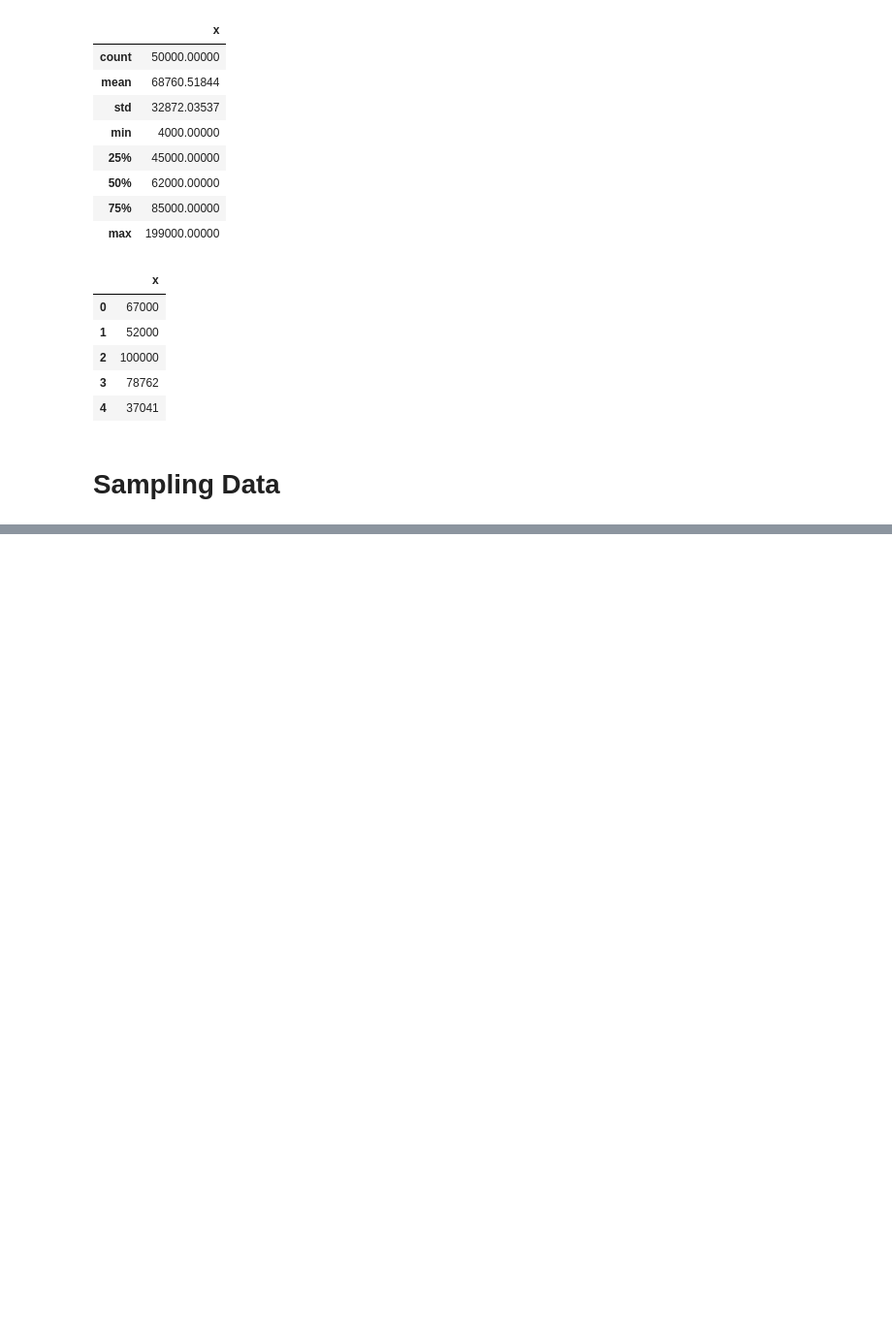
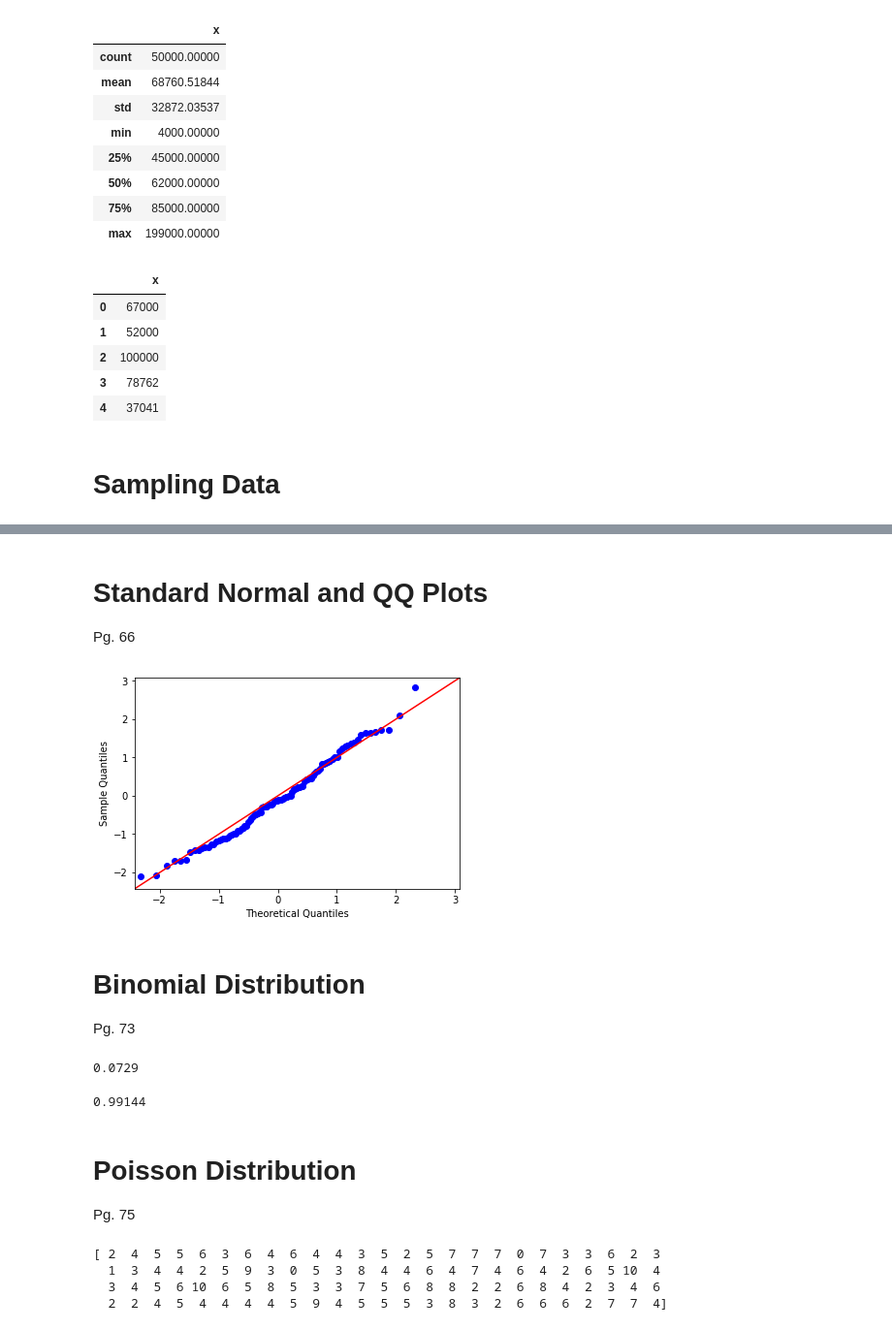
Before and after one commit to ronsims2/data_science_tutorials, a Jupyter notebook: notebooks/Sampling Distribution.ipynb, the cells around one changed output, grey strips where cells are left out. Shown: that part at 97% size. Drawn from its saved outputs; the diff is of its cells as text; code cells hidden in the pictures; blank space fills up the shorter version.

```diff
--- a/notebooks/Sampling Distribution.ipynb
+++ b/notebooks/Sampling Distribution.ipynb
@@ -57,0 +94,45 @@ loan_income_mean_of_20_df.plot(kind='hist', edgecolor='black', bins=40);
+# %% [markdown]
+# Standard Normal and QQ Plots
+Pg. 66
+# %%
+# Python equivalent of rnorm(100)
+import statsmodels.api as sm
+
+norm_sample = np.random.normal(size=100)
+# Using a data fram is over kill...but likely the way I will be accessing data
+norm_sample_df = pd.DataFrame(norm_sample)
+sm.qqplot(norm_sample_df[0], line='45');
+# %% [output]
+[figure, added]
+# %% [markdown]
+# Binomial Distribution
+Pg. 73
+# %%
+# Python version of R dbinom
+from scipy.stats import binom
+# param x - The success, ie, the stat I am interested in.
+# param n - The number of trials
+# param p - the probability of success
+binom_success = binom.pmf(2, n=5, p=0.1)
+print(binom_success)
+# %% [output]
+0.0729
+# %%
+# Pg. 74 python version of R pbinom
+binom_success_2 = binom.cdf(2, n=5, p=0.1)
+print(binom_success_2)
+# %% [output]
+0.99144
+# %% [markdown]
+# Poisson Distribution
+Pg. 75
+# %%
+# R rpois
+# Pg. 75
+randos_poisson = np.random.poisson(size=100, lam=2)
+print(randos_poisson)
+# %% [output]
+[ 2  4  5  5  6  3  6  4  6  4  4  3  5  2  5  7  7  7  0  7  3  3  6  2  3
+  1  3  4  4  2  5  9  3  0  5  3  8  4  4  6  4  7  4  6  4  2  6  5 10  4
+  3  4  5  6 10  6  5  8  5  3  3  7  5  6  8  8  2  2  6  8  4  2  3  4  6
+  2  2  4  5  4  4  4  4  5  9  4  5  5  5  3  8  3  2  6  6  6  2  7  7  4]
```
Also changed, not shown: parts of 9 cells of this notebook, 1 other file.
